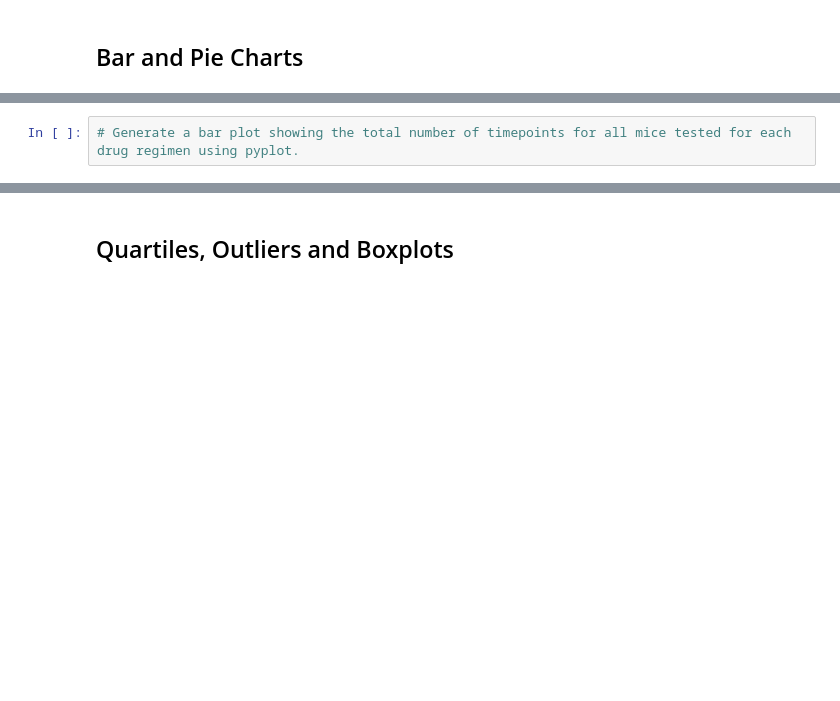
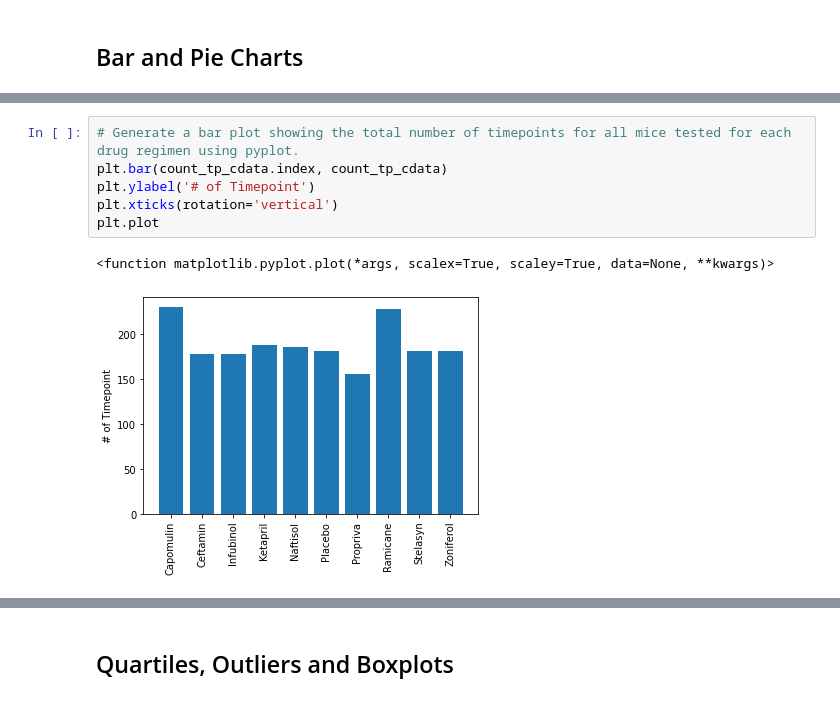
Before and after one commit to pkorat/matplotlib-challenge, a Jupyter notebook: pymaceuticals_starter.ipynb, the cells around one changed output, grey strips where cells are left out. Saved outputs shown, nothing was run; the diff lists cells and outputs as text; blank space fills up the shorter version.

```diff
--- a/pymaceuticals_starter.ipynb
+++ b/pymaceuticals_starter.ipynb
@@ -134,4 +139,11 @@ agg_tv_cdata
 # %%
 # Generate a bar plot showing the total number of timepoints for all mice tested for each drug regimen using pyplot.
+plt.bar(count_tp_cdata.index, count_tp_cdata)
+plt.ylabel('# of Timepoint')
+plt.xticks(rotation='vertical')
+plt.plot
+# %% [output]
+<function matplotlib.pyplot.plot(*args, scalex=True, scaley=True, data=None, **kwargs)>
+[figure, added]
 # %%
 # Generate a pie plot showing the distribution of female versus male mice using Pandas
```
Also changed, not shown: parts of 3 cells of this notebook.
